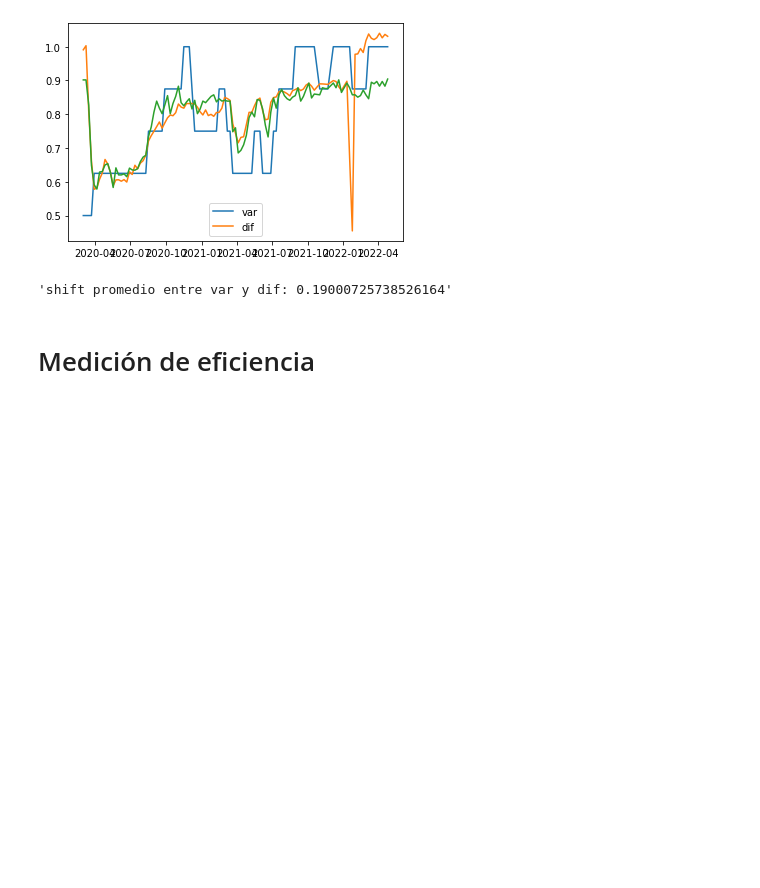
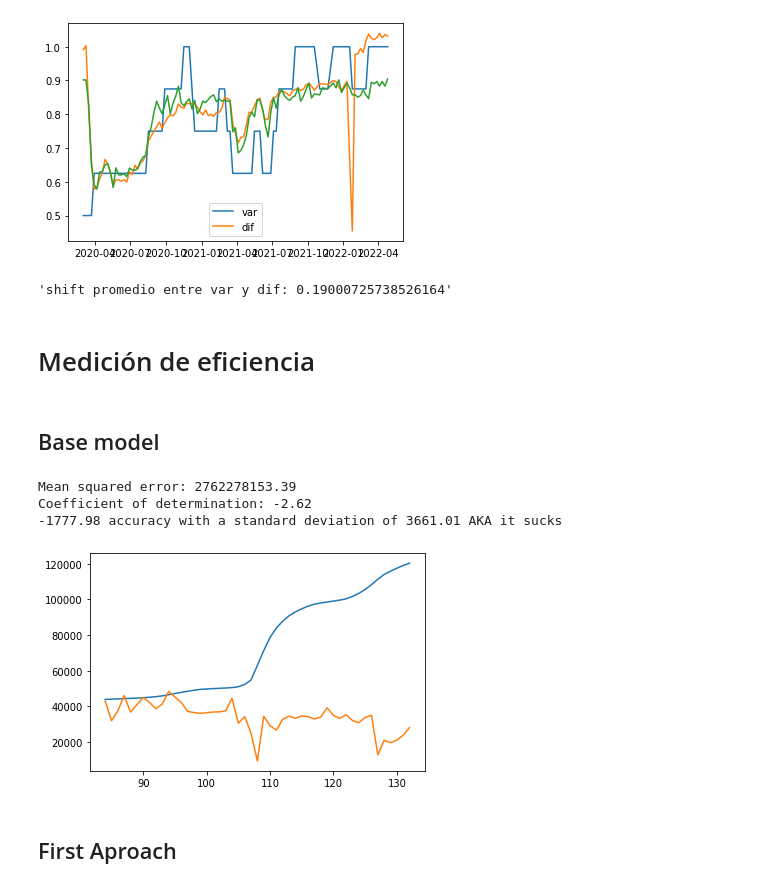
Before and after one commit to tanaxer01/mov-in-covid, a Jupyter notebook: index_calcs.ipynb, the cells around one changed output. Saved outputs shown, nothing was run; the diff lists cells and outputs as text; code cells hidden in the pictures; blank space fills up the shorter version.

```diff
--- a/index_calcs.ipynb
+++ b/index_calcs.ipynb
@@ -104,13 +147,16 @@ df_weeks = df_weeks.sort_values(by=['fecha_inicio'])
 df_weeks = df_weeks[ df_weeks['region'] == 13 ].drop(columns=['region'])
 
 # Just dates on DP51
-df_weeks = df_weeks[ df_weeks["fecha_inicio"].isin(df_difs["Fecha"]) ]
+# df_weeks = df_weeks[ df_weeks["fecha_inicio"].isin(df_difs["Fecha"]) ]
 
 # [!] Fill pasos
 df_weeks["paso"] = df_weeks["paso"].fillna(method="ffill")
 
 # DF pasos
-df_pasos = df_weeks.pivot_table(values='paso', index='fecha_inicio', columns='nom_comuna')
+df_pasos = df_weeks.pivot_table(values='paso', index='semana', columns='nom_comuna')
+
+
+var_salidas = df_weeks.pivot_table(values="var_salidas", index="semana", columns="nom_comuna")
 
 df_weeks.head(1)
 # %% [output]
@@ -142,3 +188,44 @@ f"shift promedio entre var y dif: {(dif - var_salidas).mean()}"
 'shift promedio entre var y dif: 0.19000725738526164'
 # %% [markdown]
 # Medición de eficiencia
+# %% [markdown]
+## Base model
+# %%
+from sklearn.model_selection import train_test_split
+
+semanas = [ i for i in var_salidas.index if i in casos.index]
+
+X = var_salidas.loc[semanas].rename(columns={ i:"IM-"+i for i in var_salidas.columns }).join(df_pasos.rename(columns={ i:"paso-"+i for i in df_pasos.columns }))
+y = casos.loc[semanas]["Santiago"]
+
+X_train, X_test, y_train, y_test = train_test_split(X, y, test_size=0.33, random_state=42)
+# %%
+from sklearn import linear_model
+from sklearn.model_selection import cross_val_score
+from sklearn.metrics import mean_squared_error, r2_score
+
+reg = linear_model.LinearRegression()
+reg.fit(X.head(70),y.head(70))
+
+y_pred = reg.predict(X.tail(47))
+
+# The mean squared error
+print("Mean squared error: %.2f" % mean_squared_error(y.tail(47), y_pred))
+# The coefficient of determination: 1 is perfect prediction
+print("Coefficient of determination: %.2f" % r2_score(y.tail(47), y_pred))
+
+scores = cross_val_score(reg, X, y, cv=10)
+print("%0.2f accuracy with a standard deviation of %0.2f AKA it sucks" % (scores.mean(), scores.std()))
+
+plt.figure()
+plt.plot(y.tail(47))
+plt.plot(y.tail(47).index, y_pred)
+
+plt.show()
+# %% [output]
+Mean squared error: 2762278153.39
+Coefficient of determination: -2.62
+-1777.98 accuracy with a standard deviation of 3661.01 AKA it sucks
+[figure, added]
+# %% [markdown]
+## First Aproach
```
Also changed, not shown: parts of 15 cells of this notebook.
